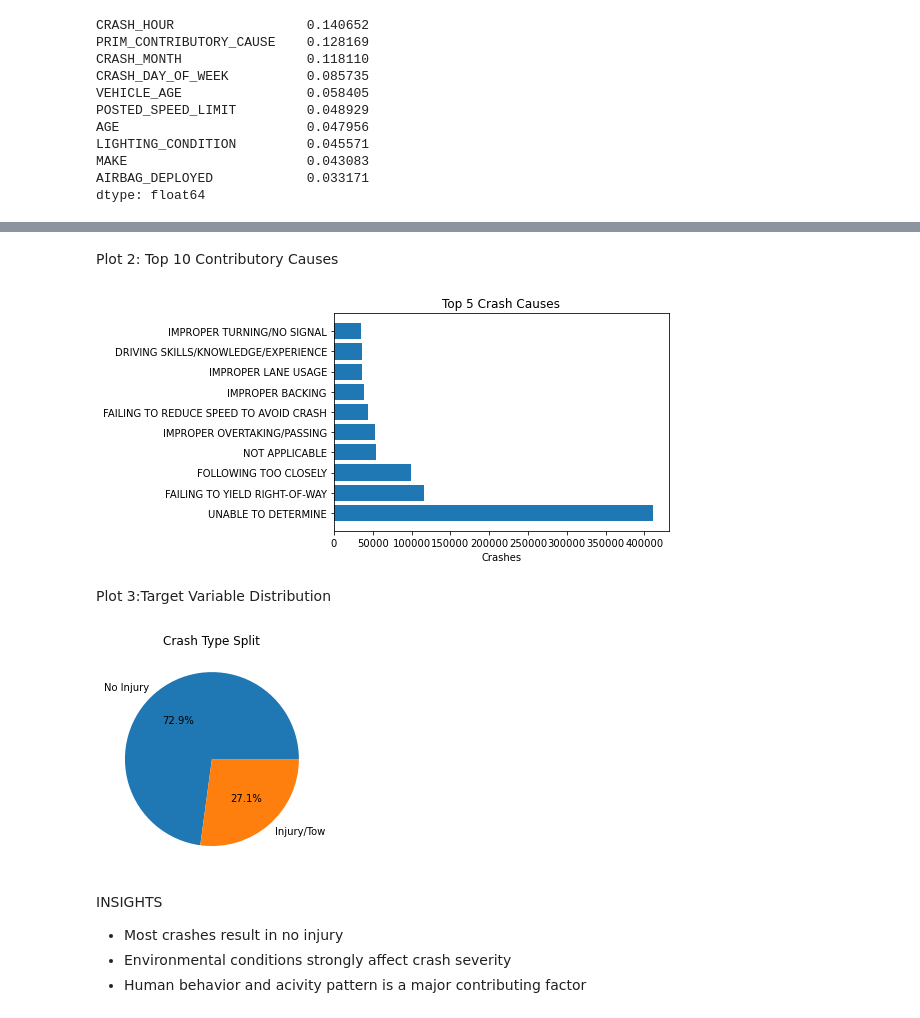
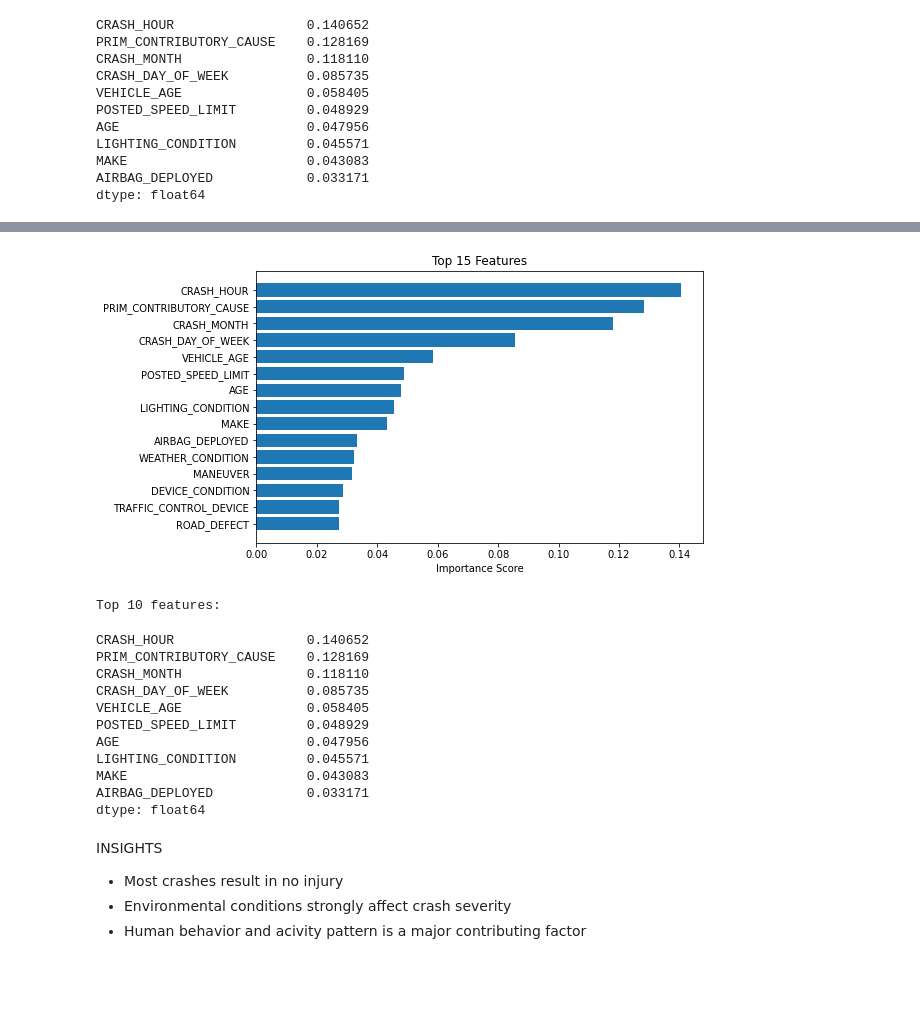
Before and after one commit to JoyN-fixer/traffic-crash-analysis, a Jupyter notebook: Crash Cause Classification.ipynb, the cells around one changed output, grey strips where cells are left out. Saved outputs shown, nothing was run; the diff lists cells and outputs as text; code cells hidden in the pictures; blank space fills up the shorter version.

```diff
--- a/Crash Cause Classification.ipynb
+++ b/Crash Cause Classification.ipynb
@@ -576,27 +591,38 @@ plt.show()
-# %% [markdown]
-Plot 2: Top 10 Contributory Causes
-# %%
-top5 = merged_data['PRIM_CONTRIBUTORY_CAUSE'].value_counts().head(10)
-
-plt.barh(top5.index, top5.values)
-plt.title("Top 5 Crash Causes")
-plt.xlabel("Crashes")
-
-plt.show()
-# %% [output]
-[figure, removed]
-# %% [markdown]
-Plot 3:Target Variable Distribution
-# %%
-counts = merged_data['CRASH_TYPE'].value_counts()
-
-plt.pie(counts.values, labels=['No Injury', 'Injury/Tow'], autopct='%1.1f%%')
-
-plt.title("Crash Type Split")
-
-plt.show()
-# %% [output]
-[figure, removed]
+# %%
+# Feature importance
+feature_importance = pd.Series(
+    model.feature_importances_,
+    index=X.columns
+).sort_values(ascending=False)
+
+top_n = feature_importance.head(15)
+
+# Plot
+plt.figure(figsize=(8, 5))
+plt.barh(top_n.index[::-1], top_n.values[::-1])
+
+plt.xlabel("Importance Score")
+plt.title("Top 15 Features")
+
+plt.show()
+
+# Display top 10
+print("Top 10 features:")
+display(feature_importance.head(10))
+# %% [output]
+[figure, added]
+Top 10 features:
+CRASH_HOUR                 0.140652
+PRIM_CONTRIBUTORY_CAUSE    0.128169
+CRASH_MONTH                0.118110
+CRASH_DAY_OF_WEEK          0.085735
+VEHICLE_AGE                0.058405
+POSTED_SPEED_LIMIT         0.048929
+AGE                        0.047956
+LIGHTING_CONDITION         0.045571
+MAKE                       0.043083
+AIRBAG_DEPLOYED            0.033171
+dtype: float64
 # %% [markdown]
 INSIGHTS
 
```
Also changed, not shown: parts of 10 cells of this notebook.
